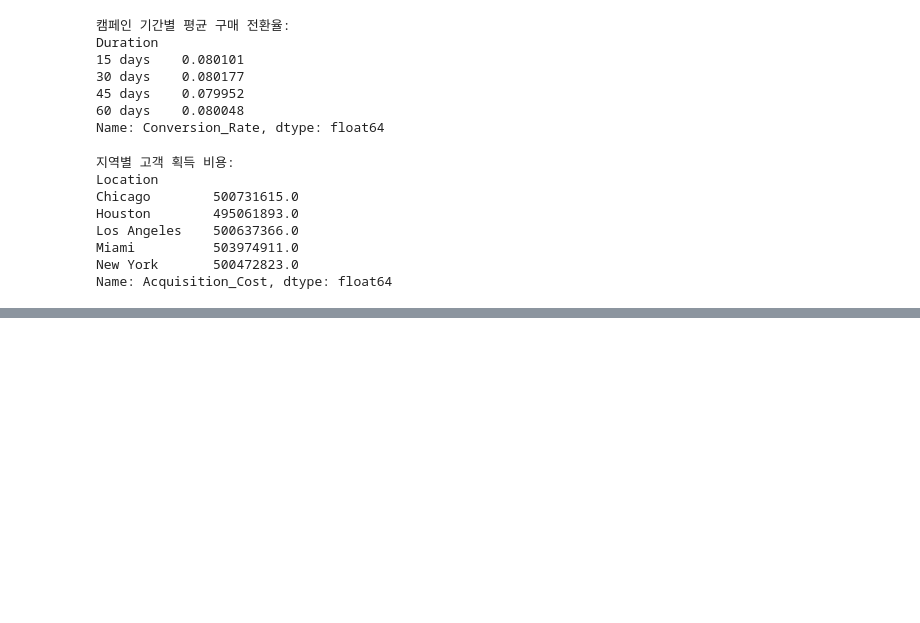
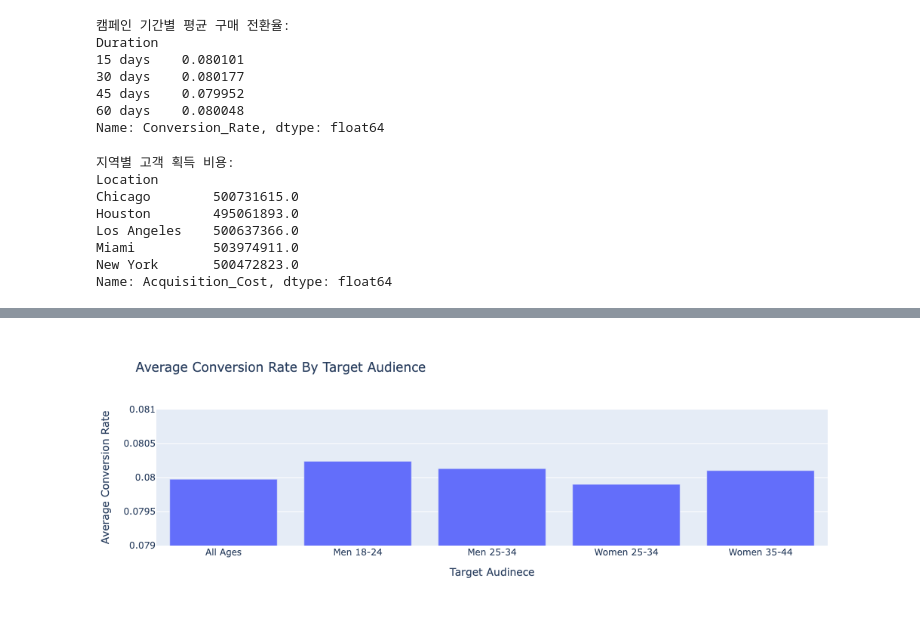
Before and after one commit to rekdms/data-Analysis, a Jupyter notebook: fun-coding/ch10.ipynb, the cells around one changed output, grey strips where cells are left out. Drawn from its saved outputs; the diff is of its cells as text; code cells hidden in the pictures; blank space fills up the shorter version.

```diff
--- a/fun-coding/ch10.ipynb
+++ b/fun-coding/ch10.ipynb
@@ -128,0 +163,15 @@ location_acquisition_cost.to_csv('location_acquisition_cost.csv')
+# %%
+audience_conversion_rate = df.groupby('Target_Audience')['Conversion_Rate'].mean().reset_index()
+
+fig = px.bar(
+    audience_conversion_rate,
+    x='Target_Audience',
+    y='Conversion_Rate',
+    title='Average Conversion Rate By Target Audience',
+    labels={'Target_Audience': 'Target Audinece', 'Conversion_Rate': 'Average Conversion Rate'}
+)
+
+fig.update_yaxes(range=[0.079, 0.081])
+fig.show()
+# %% [output]
+[figure, added]
```
Also changed, not shown: parts of 7 cells of this notebook, 1 other file.
